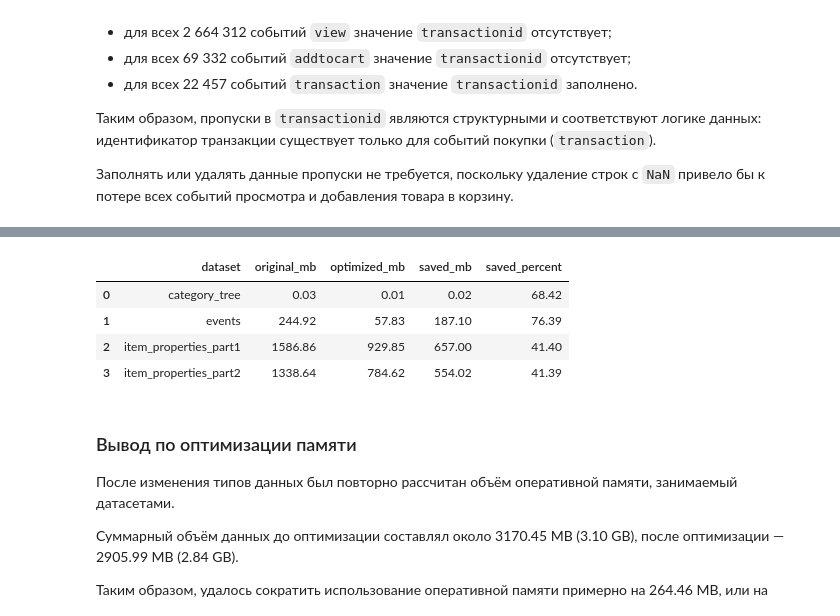
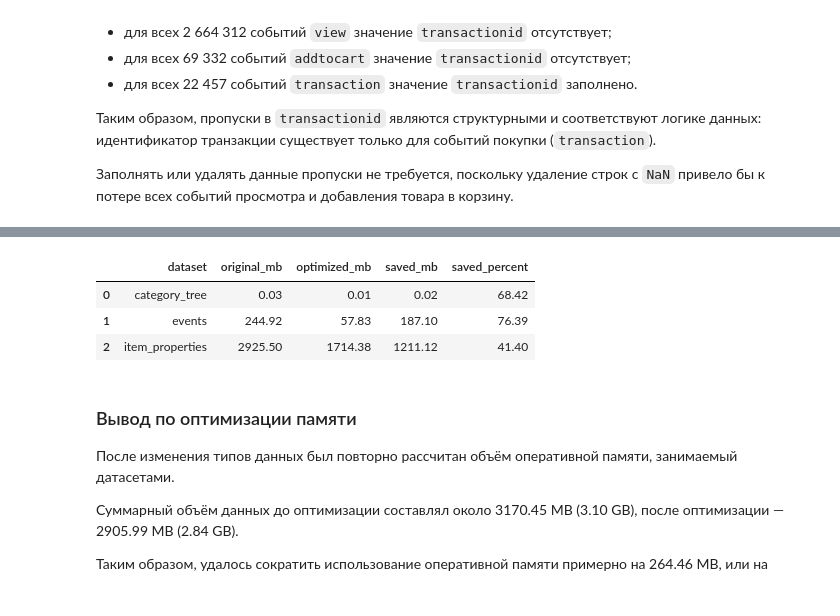
Before and after one commit to RadMaxim/mle_final, a Jupyter notebook: step_1.ipynb, the cells around one changed output, grey strips where cells are left out. Saved outputs shown, nothing was run; the diff lists cells and outputs as text; code cells hidden in the pictures.

```diff
--- a/step_1.ipynb
+++ b/step_1.ipynb
@@ -334,21 +332,19 @@ item_properties_part2 = pd.read_parquet(
 # %%
 from utils import compare_parquet_memory
 files = [
     "category_tree",
     "events",
-    "item_properties_part1",
-    "item_properties_part2"
+    "item_properties",
 ]
 
 memory_comparison = compare_parquet_memory(files)
 shutil.rmtree("parquet")
 memory_comparison
 # %% [output]
 |  | dataset | original_mb | optimized_mb | saved_mb | saved_percent |
 | 0 | category_tree | 0.03 | 0.01 | 0.02 | 68.42 |
 | 1 | events | 244.92 | 57.83 | 187.10 | 76.39 |
-| 2 | item_properties_part1 | 1586.86 | 929.85 | 657.00 | 41.40 |
-| 3 | item_properties_part2 | 1338.64 | 784.62 | 554.02 | 41.39 |
+| 2 | item_properties | 2925.50 | 1714.38 | 1211.12 | 41.40 |
 # %% [markdown]
 ### Вывод по оптимизации памяти
 
```
Also changed, not shown: parts of 17 cells of this notebook, 5 other files.
